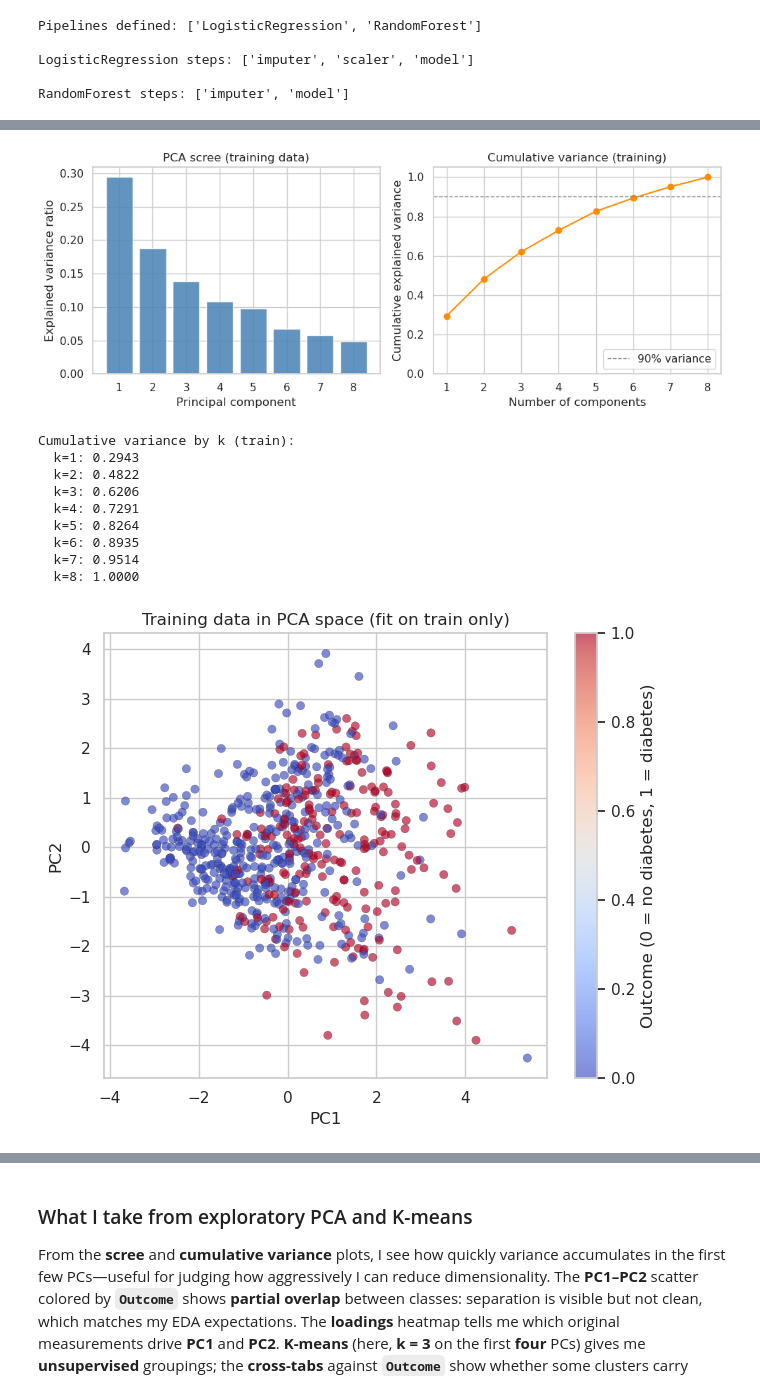
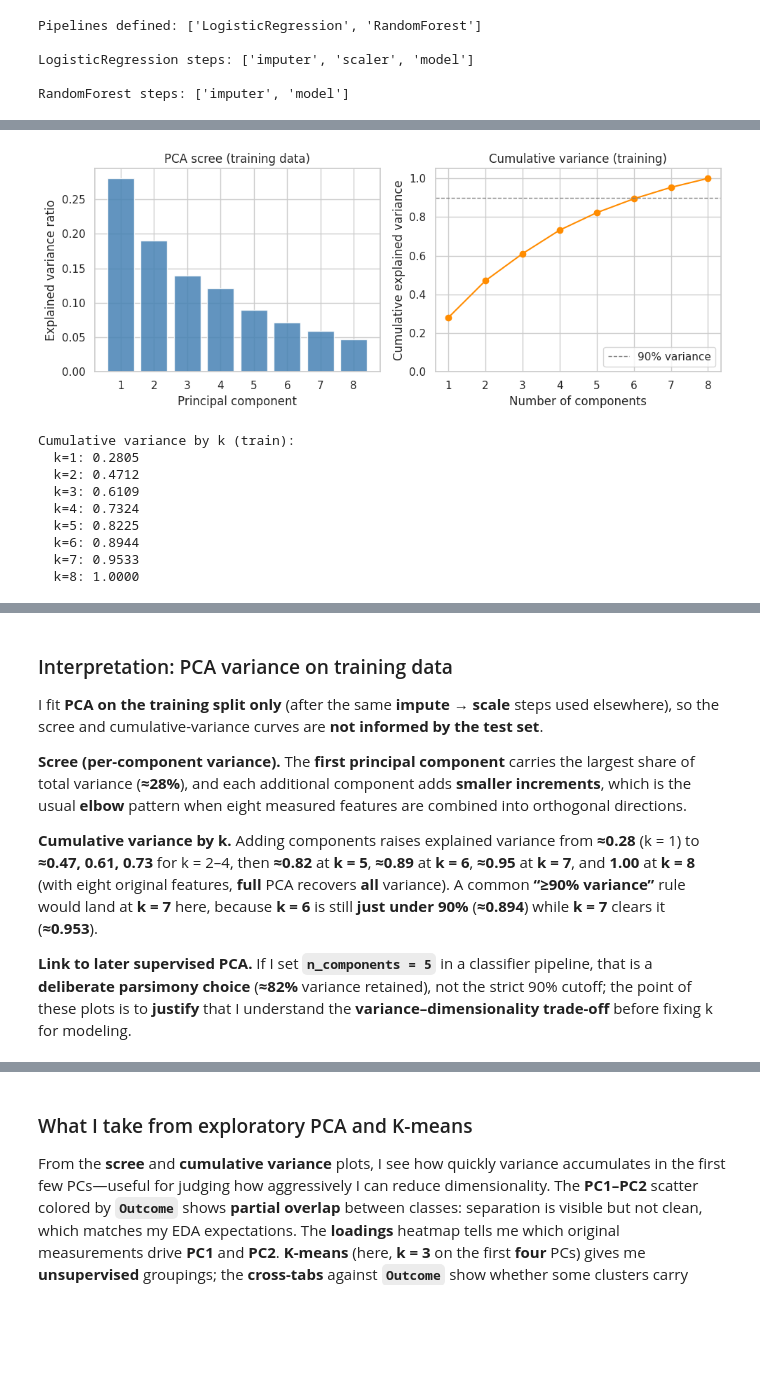
Before and after one commit to PeterMangoro/dataScience, a Jupyter notebook: assignments/GDP/pima_diabetes_assignment2.ipynb, the cells around one changed output, grey strips where cells are left out. Cells and saved outputs as stored; diff of their text form; code cells hidden in the pictures; blank space fills up the shorter version.

```diff
--- a/assignments/GDP/pima_diabetes_assignment2.ipynb
+++ b/assignments/GDP/pima_diabetes_assignment2.ipynb
@@ -353,8 +345,9 @@ I hold out **20%** of the rows as a **stratified** test set (`X_test`, `y_test`)
 # %%
-RANDOM_STATE = 42
+RANDOM_STATE = 9
 TEST_SIZE = 0.20
 N_SPLITS = 5
 
+# stratify=y: train and test keep similar diabetes prevalence (stabilizes AUC / class metrics on small test n).
 X_train, X_test, y_train, y_test = train_test_split(
     X,
     y,
@@ -363,6 +356,7 @@ X_train, X_test, y_train, y_test = train_test_split(
     random_state=RANDOM_STATE,
 )
 
+# StratifiedKFold: each CV validation fold preserves ~the same class mix as the training pool.
 cv = StratifiedKFold(n_splits=N_SPLITS, shuffle=True, random_state=RANDOM_STATE)
 
 print("Train shape:", X_train.shape, "| Test shape:", X_test.shape)
@@ -799,77 +840,40 @@ pca_eda = PCA(random_state=RANDOM_STATE)
 X_train_pca_all = pca_eda.fit_transform(X_train_prep)
 
 evr = pca_eda.explained_variance_ratio_
 cum_ev = np.cumsum(evr)
 n_show = min(8, len(evr))
 
 fig, axes = plt.subplots(1, 2, figsize=(10, 4))
 
 axes[0].bar(range(1, n_show + 1), evr[:n_show], color="steelblue", alpha=0.85)
 axes[0].set_xlabel("Principal component")
 axes[0].set_ylabel("Explained variance ratio")
 axes[0].set_title("PCA scree (training data)")
 axes[0].set_xticks(range(1, n_show + 1))
 
 axes[1].plot(range(1, n_show + 1), cum_ev[:n_show], marker="o", color="darkorange")
 axes[1].axhline(0.90, color="gray", linestyle="--", lw=1, label="90% variance")
 axes[1].set_xlabel("Number of components")
 axes[1].set_ylabel("Cumulative explained variance")
 axes[1].set_title("Cumulative variance (training)")
 axes[1].legend(loc="lower right")
 axes[1].set_ylim(0, 1.05)
 axes[1].set_xticks(range(1, n_show + 1))
 
 fig.tight_layout()
 plt.show()
 
 print("Cumulative variance by k (train):")
 for k in range(1, n_show + 1):
     print(f"  k={k}: {cum_ev[k - 1]:.4f}")
-
-# PC1 vs PC2 colored by diabetes label (training rows only)
-fig, ax = plt.subplots(figsize=(6.5, 5.5))
-scatter = ax.scatter(
-    X_train_pca_all[:, 0],
-    X_train_pca_all[:, 1],
-    c=y_train,
-    cmap="coolwarm",
-    alpha=0.65,
-    edgecolors="k",
-    linewidths=0.2,
-)
-ax.set_xlabel("PC1")
-ax.set_ylabel("PC2")
-ax.set_title("Training data in PCA space (fit on train only)")
-cbar = fig.colorbar(scatter, ax=ax)
-cbar.set_label("Outcome (0 = no diabetes, 1 = diabetes)")
-fig.tight_layout()
-plt.show()
-
-# Loadings for PC1–PC2 (which original features drive these components)
-load = pca_eda.components_[:2, :]
-fig, ax = plt.subplots(figsize=(8, 3))
-sns.heatmap(
-    load,
-    annot=True,
-    fmt=".2f",
-    cmap="RdBu_r",
-    center=0,
-    xticklabels=FEATURES,
-    yticklabels=["PC1", "PC2"],
-    ax=ax,
-)
-ax.set_title("PCA loadings (training fit)")
-fig.tight_layout()
-plt.show()
 # %% [output]
-[figure, old version]
+[figure, new version]
 Cumulative variance by k (train):
-  k=1: 0.2943
-  k=2: 0.4822
-  k=3: 0.6206
-  k=4: 0.7291
-  k=5: 0.8264
-  k=6: 0.8935
-  k=7: 0.9514
+  k=1: 0.2805
+  k=2: 0.4712
+  k=3: 0.6109
+  k=4: 0.7324
+  k=5: 0.8225
+  k=6: 0.8944
+  k=7: 0.9533
   k=8: 1.0000
-[figure, removed]
@@ -877,3 +880,13 @@ Cumulative variance by k (train):
+# %% [markdown]
+### Interpretation: PCA variance on training data
+
+I fit **PCA on the training split only** (after the same **impute → scale** steps used elsewhere), so the scree and cumulative-variance curves are **not informed by the test set**.
+
+**Scree (per-component variance).** The **first principal component** carries the largest share of total variance (**≈28%**), and each additional component adds **smaller increments**, which is the usual **elbow** pattern when eight measured features are combined into orthogonal directions.
+
+**Cumulative variance by k.** Adding components raises explained variance from **≈0.28** (k = 1) to **≈0.47, 0.61, 0.73** for k = 2–4, then **≈0.82** at **k = 5**, **≈0.89** at **k = 6**, **≈0.95** at **k = 7**, and **1.00** at **k = 8** (with eight original features, **full** PCA recovers **all** variance). A common **“≥90% variance”** rule would land at **k = 7** here, because **k = 6** is still **just under 90%** (**≈0.894**) while **k = 7** clears it (**≈0.953**).
+
+**Link to later supervised PCA.** If I set **`n_components = 5`** in a classifier pipeline, that is a **deliberate parsimony choice** (**≈82%** variance retained), not the strict 90% cutoff; the point of these plots is to **justify** that I understand the **variance–dimensionality trade-off** before fixing k for modeling.
 # %%
 from sklearn.cluster import KMeans
 
```
Also changed, not shown: parts of 40 cells of this notebook.
